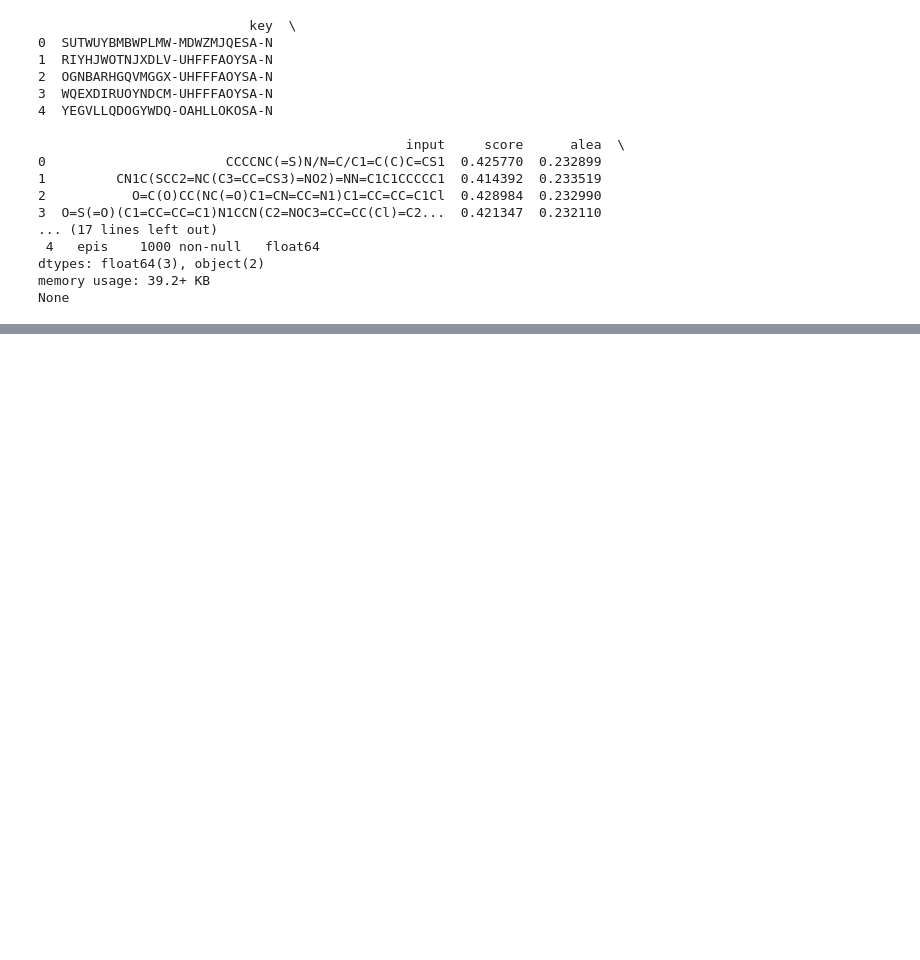
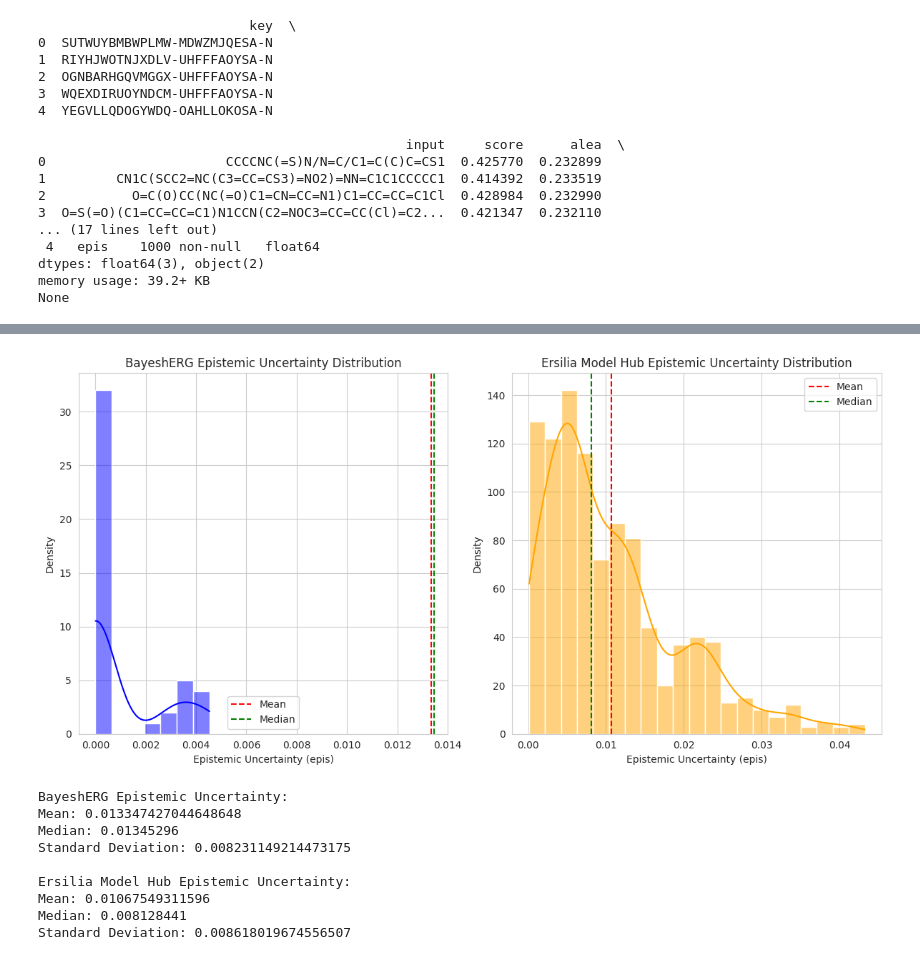
Before and after one commit to jona42-ui/eos4tcc-model-validation, a Jupyter notebook: notebooks/01_model_reproducibility.ipynb, the cells around one changed output, grey strips where cells are left out. Drawn from its saved outputs; the diff is of its cells as text; code cells hidden in the pictures; blank space fills up the shorter version.

```diff
--- a/notebooks/01_model_reproducibility.ipynb
+++ b/notebooks/01_model_reproducibility.ipynb
@@ -296,6 +325,63 @@ Ersilia Model Hub Epistemic Uncertainty:
 Mean: 0.01067549311596
 Median: 0.008128441
 Standard Deviation: 0.008618019674556507
+# %%
+
+# Plotting the distributions of epis values using Matplotlib and Seaborn for KDE
+plt.figure(figsize=(12, 6))
+
+# Summary statistics for epis values
+bayesherg_epis_mean = predictions4_df['epis'].mean()
+bayesherg_epis_median = predictions4_df['epis'].median()
+bayesherg_epis_std = predictions4_df['epis'].std()
+
+emh_epis_mean = predictions_df['epis'].mean()
+emh_epis_median = predictions_df['epis'].median()
+emh_epis_std = predictions_df['epis'].std()
+
+plt.subplot(1, 2, 1)
+sns.histplot(predictions1_df['epis'], color='blue', kde=True)
+plt.axvline(x=bayesherg_epis_mean, color='red', linestyle='--', label='Mean')
+plt.axvline(x=bayesherg_epis_median, color='green', linestyle='--', label='Median')
+plt.title('BayeshERG Epistemic Uncertainty Distribution')
+plt.xlabel('Epistemic Uncertainty (epis)')
+plt.ylabel('Density')
+plt.legend()
+
+plt.subplot(1, 2, 2)
+sns.histplot(predictions_df['epis'], color='orange', kde=True)
+plt.axvline(x=emh_epis_mean, color='red', linestyle='--', label='Mean')
+plt.axvline(x=emh_epis_median, color='green', linestyle='--', label='Median')
+plt.title('Ersilia Model Hub Epistemic Uncertainty Distribution')
+plt.xlabel('Epistemic Uncertainty (epis)')
+plt.ylabel('Density')
+
+plt.legend()
+
+plt.tight_layout()
+plt.show()
+
+# get summary statistics
+print("BayeshERG Epistemic Uncertainty:")
+print("Mean:", bayesherg_epis_mean)
+print("Median:", bayesherg_epis_median)
+print("Standard Deviation:", bayesherg_epis_std)
+print()
+print("Ersilia Model Hub Epistemic Uncertainty:")
+print("Mean:", emh_epis_mean)
+print("Median:", emh_epis_median)
+print("Standard Deviation:", emh_epis_std)
+# %% [output]
+[figure, added]
+BayeshERG Epistemic Uncertainty:
+Mean: 0.013347427044648648
+Median: 0.01345296
+Standard Deviation: 0.008231149214473175
+
+Ersilia Model Hub Epistemic Uncertainty:
+Mean: 0.01067549311596
+Median: 0.008128441
+Standard Deviation: 0.008618019674556507
 # %%
 #The BayeshERG model generally exhibits higher epistemic uncertainty compared to the Ersilia Model Hub, with a higher mean (0.0133 vs. 0.0107).
 #The median epistemic uncertainty is also higher for the BayeshERG model (0.0135 vs. 0.0081), indicating that a larger portion of its predictions has higher uncertainty compared to the Ersilia Model Hub.
```
Also changed, not shown: parts of 4 cells of this notebook.
